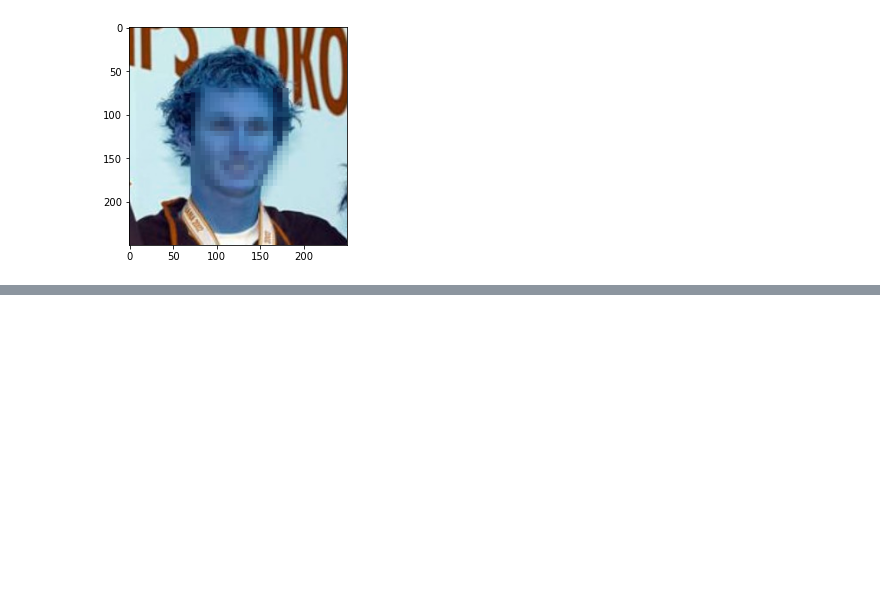
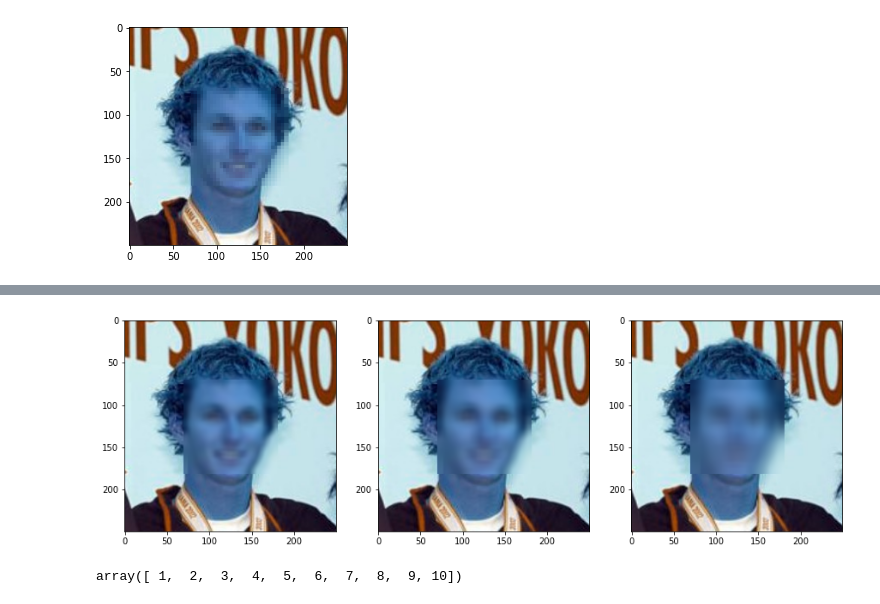
Before and after one commit to d0rnkernsky/COMP-4107-Project, a Jupyter notebook: data_prep_tests.ipynb, the cells around one changed output, grey strips where cells are left out. Saved outputs shown, nothing was run; the diff lists cells and outputs as text; code cells hidden in the pictures; blank space fills up the shorter version.

```diff
--- a/data_prep_tests.ipynb
+++ b/data_prep_tests.ipynb
@@ -81,0 +103,16 @@ plt.imshow(img1_blurr)
+# %%
+lev = [(9, 10), (13, 15), (23, 25)] #  light, med, hard,
+fig, ax = plt.subplots(1, 3)
+fig.set_figheight(15)
+fig.set_figwidth(15)
+for i, p in enumerate(lev):
+    img1_blurr = ut.blur_image(img1, face_rect1, p[0], p[1])
+    ax[i].imshow(img1_blurr)
+
+plt.show()
+# %% [output]
+[figure, added]
+# %%
+np.arange(1, 11)
+# %% [output]
+array([ 1,  2,  3,  4,  5,  6,  7,  8,  9, 10])
```
Also changed, not shown: parts of 8 cells of this notebook, 2 other files.
